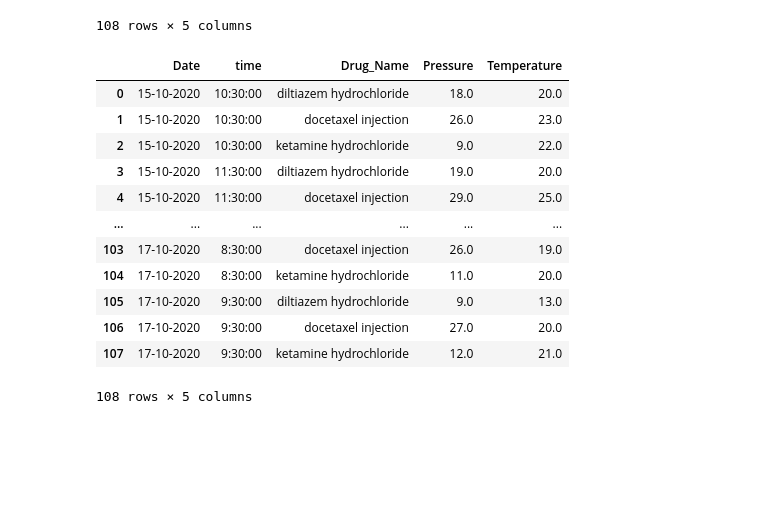
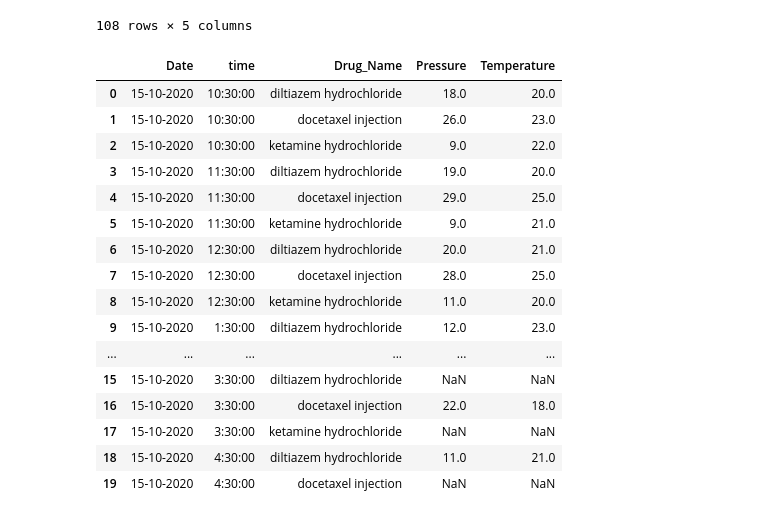
Before and after one commit to thecont1/codespaces-jupyter, a Jupyter notebook: DAV-Libraries_Pandas04.ipynb, the cells around one changed output. Saved outputs shown, nothing was run; the diff lists cells and outputs as text; code cells hidden in the pictures; blank space fills up the shorter version.

```diff
--- a/DAV-Libraries_Pandas04.ipynb
+++ b/DAV-Libraries_Pandas04.ipynb
@@ -508,3 +523,22 @@ data_tidy
 108 rows × 5 columns
 # %%
 data_tidy.columns.name = None
+data_tidy.head(20)
+# %% [output]
+|  | Date | time | Drug_Name | Pressure | Temperature |
+| 0 | 15-10-2020 | 10:30:00 | diltiazem hydrochloride | 18.0 | 20.0 |
+| 1 | 15-10-2020 | 10:30:00 | docetaxel injection | 26.0 | 23.0 |
+| 2 | 15-10-2020 | 10:30:00 | ketamine hydrochloride | 9.0 | 22.0 |
+| 3 | 15-10-2020 | 11:30:00 | diltiazem hydrochloride | 19.0 | 20.0 |
+| 4 | 15-10-2020 | 11:30:00 | docetaxel injection | 29.0 | 25.0 |
+| 5 | 15-10-2020 | 11:30:00 | ketamine hydrochloride | 9.0 | 21.0 |
+| 6 | 15-10-2020 | 12:30:00 | diltiazem hydrochloride | 20.0 | 21.0 |
+| 7 | 15-10-2020 | 12:30:00 | docetaxel injection | 28.0 | 25.0 |
+| 8 | 15-10-2020 | 12:30:00 | ketamine hydrochloride | 11.0 | 20.0 |
+| 9 | 15-10-2020 | 1:30:00 | diltiazem hydrochloride | 12.0 | 23.0 |
+| ... | ... | ... | ... | ... | ... |
+| 15 | 15-10-2020 | 3:30:00 | diltiazem hydrochloride | NaN | NaN |
+| 16 | 15-10-2020 | 3:30:00 | docetaxel injection | 22.0 | 18.0 |
+| 17 | 15-10-2020 | 3:30:00 | ketamine hydrochloride | NaN | NaN |
+| 18 | 15-10-2020 | 4:30:00 | diltiazem hydrochloride | 11.0 | 21.0 |
+| 19 | 15-10-2020 | 4:30:00 | docetaxel injection | NaN | NaN |
@@ -514,17 +545 @@ data_tidy.head()
-# %%
-data_tidy
-# %% [output]
-|  | Date | time | Drug_Name | Pressure | Temperature |
-| 0 | 15-10-2020 | 10:30:00 | diltiazem hydrochloride | 18.0 | 20.0 |
-| 1 | 15-10-2020 | 10:30:00 | docetaxel injection | 26.0 | 23.0 |
-| 2 | 15-10-2020 | 10:30:00 | ketamine hydrochloride | 9.0 | 22.0 |
-| 3 | 15-10-2020 | 11:30:00 | diltiazem hydrochloride | 19.0 | 20.0 |
-| 4 | 15-10-2020 | 11:30:00 | docetaxel injection | 29.0 | 25.0 |
-| ... | ... | ... | ... | ... | ... |
-| 103 | 17-10-2020 | 8:30:00 | docetaxel injection | 26.0 | 19.0 |
-| 104 | 17-10-2020 | 8:30:00 | ketamine hydrochloride | 11.0 | 20.0 |
-| 105 | 17-10-2020 | 9:30:00 | diltiazem hydrochloride | 9.0 | 13.0 |
-| 106 | 17-10-2020 | 9:30:00 | docetaxel injection | 27.0 | 20.0 |
-| 107 | 17-10-2020 | 9:30:00 | ketamine hydrochloride | 12.0 | 21.0 |
-108 rows × 5 columns
 # %%
```
Also changed, not shown: parts of 56 cells of this notebook.
